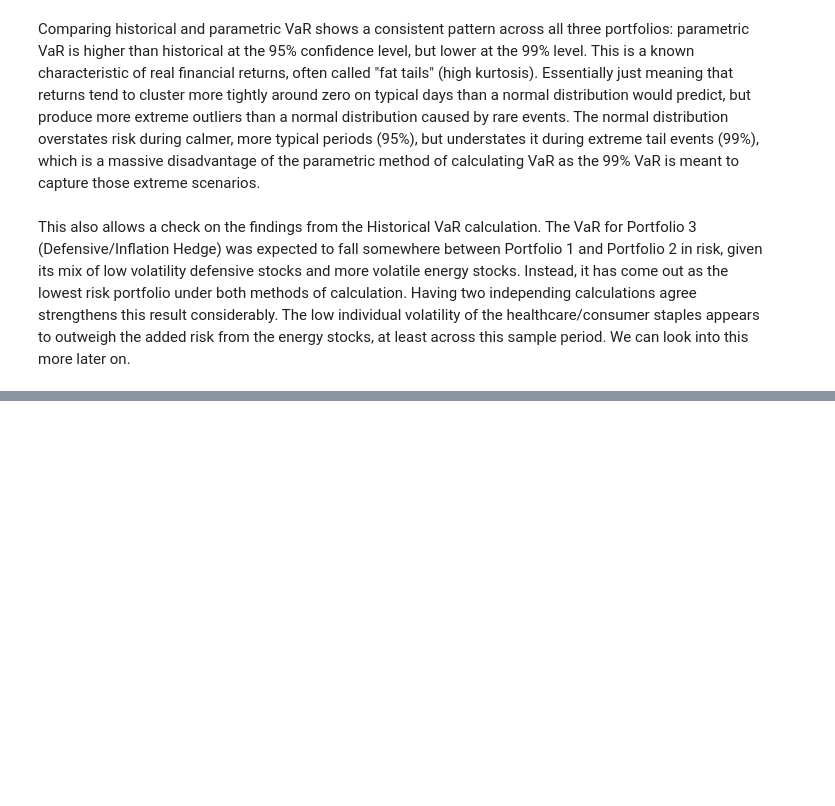
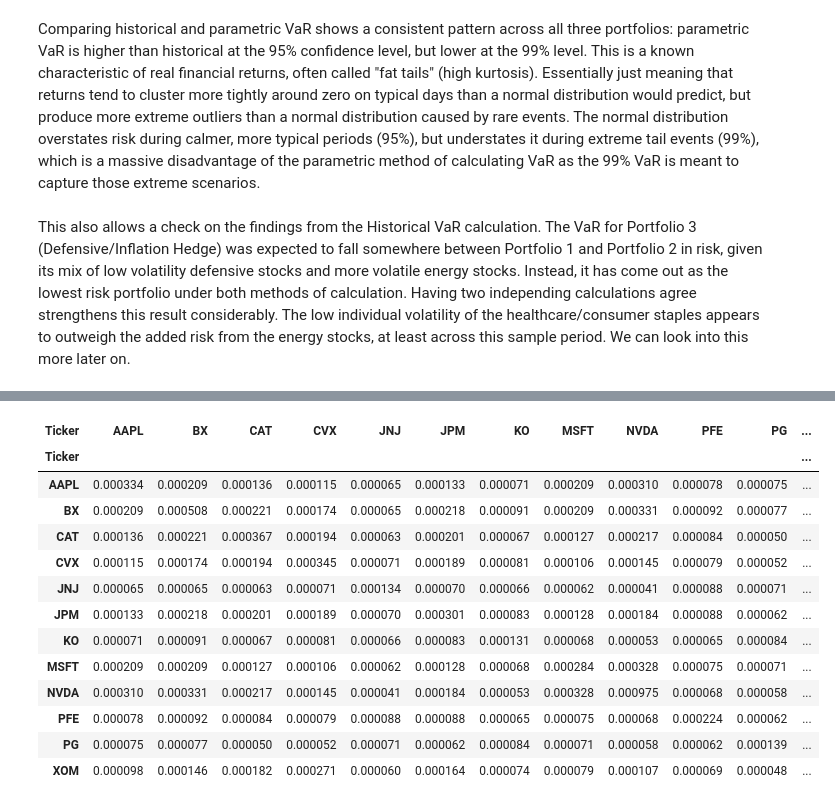
Before and after one commit to joekobylarz/portfolio-var-model, a Jupyter notebook: notebooks/var_model.ipynb, the cells around one changed output, grey strips where cells are left out. Drawn from its saved outputs; the diff is of its cells as text; code cells hidden in the pictures; blank space fills up the shorter version.

Commit message:
monte carlo setup

```diff
--- a/notebooks/var_model.ipynb
+++ b/notebooks/var_model.ipynb
@@ -470,0 +525,20 @@ This also allows a check on the findings from the Historical VaR calculation. Th
+# %%
+#We will now build the covariance matrix for log returns, which will be used to simulate the correlated random variables for the Monte Carlo simulation.
+log_cov_matrix = log_return.cov()
+
+display(log_cov_matrix.style.format("{:,.6f}").background_gradient(cmap="coolwarm", axis=None))
+# %% [output]
+| Ticker | AAPL | BX | CAT | CVX | JNJ | JPM | KO | MSFT | NVDA | PFE | PG | ... |
+| Ticker |  |  |  |  |  |  |  |  |  |  |  | ... |
+| AAPL | 0.000334 | 0.000209 | 0.000136 | 0.000115 | 0.000065 | 0.000133 | 0.000071 | 0.000209 | 0.000310 | 0.000078 | 0.000075 | ... |
+| BX | 0.000209 | 0.000508 | 0.000221 | 0.000174 | 0.000065 | 0.000218 | 0.000091 | 0.000209 | 0.000331 | 0.000092 | 0.000077 | ... |
+| CAT | 0.000136 | 0.000221 | 0.000367 | 0.000194 | 0.000063 | 0.000201 | 0.000067 | 0.000127 | 0.000217 | 0.000084 | 0.000050 | ... |
+| CVX | 0.000115 | 0.000174 | 0.000194 | 0.000345 | 0.000071 | 0.000189 | 0.000081 | 0.000106 | 0.000145 | 0.000079 | 0.000052 | ... |
+| JNJ | 0.000065 | 0.000065 | 0.000063 | 0.000071 | 0.000134 | 0.000070 | 0.000066 | 0.000062 | 0.000041 | 0.000088 | 0.000071 | ... |
+| JPM | 0.000133 | 0.000218 | 0.000201 | 0.000189 | 0.000070 | 0.000301 | 0.000083 | 0.000128 | 0.000184 | 0.000088 | 0.000062 | ... |
+| KO | 0.000071 | 0.000091 | 0.000067 | 0.000081 | 0.000066 | 0.000083 | 0.000131 | 0.000068 | 0.000053 | 0.000065 | 0.000084 | ... |
+| MSFT | 0.000209 | 0.000209 | 0.000127 | 0.000106 | 0.000062 | 0.000128 | 0.000068 | 0.000284 | 0.000328 | 0.000075 | 0.000071 | ... |
+| NVDA | 0.000310 | 0.000331 | 0.000217 | 0.000145 | 0.000041 | 0.000184 | 0.000053 | 0.000328 | 0.000975 | 0.000068 | 0.000058 | ... |
+| PFE | 0.000078 | 0.000092 | 0.000084 | 0.000079 | 0.000088 | 0.000088 | 0.000065 | 0.000075 | 0.000068 | 0.000224 | 0.000062 | ... |
+| PG | 0.000075 | 0.000077 | 0.000050 | 0.000052 | 0.000071 | 0.000062 | 0.000084 | 0.000071 | 0.000058 | 0.000062 | 0.000139 | ... |
+| XOM | 0.000098 | 0.000146 | 0.000182 | 0.000271 | 0.000060 | 0.000164 | 0.000074 | 0.000079 | 0.000107 | 0.000069 | 0.000048 | ... |
```
Also changed, not shown: parts of 15 cells of this notebook, 1 other file.
